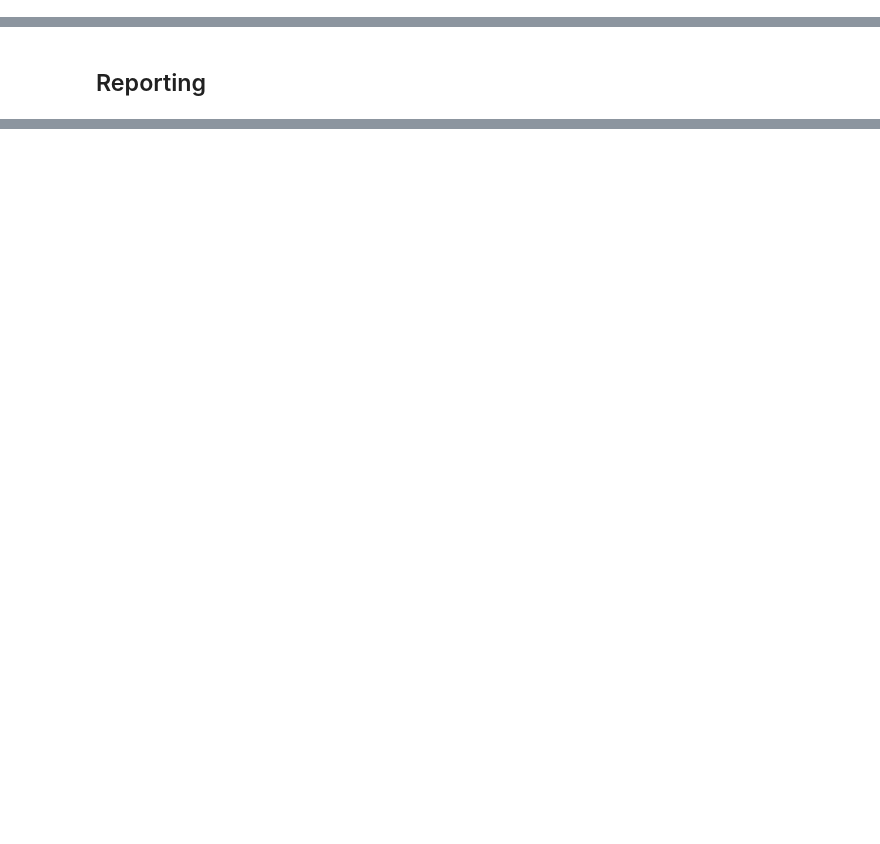
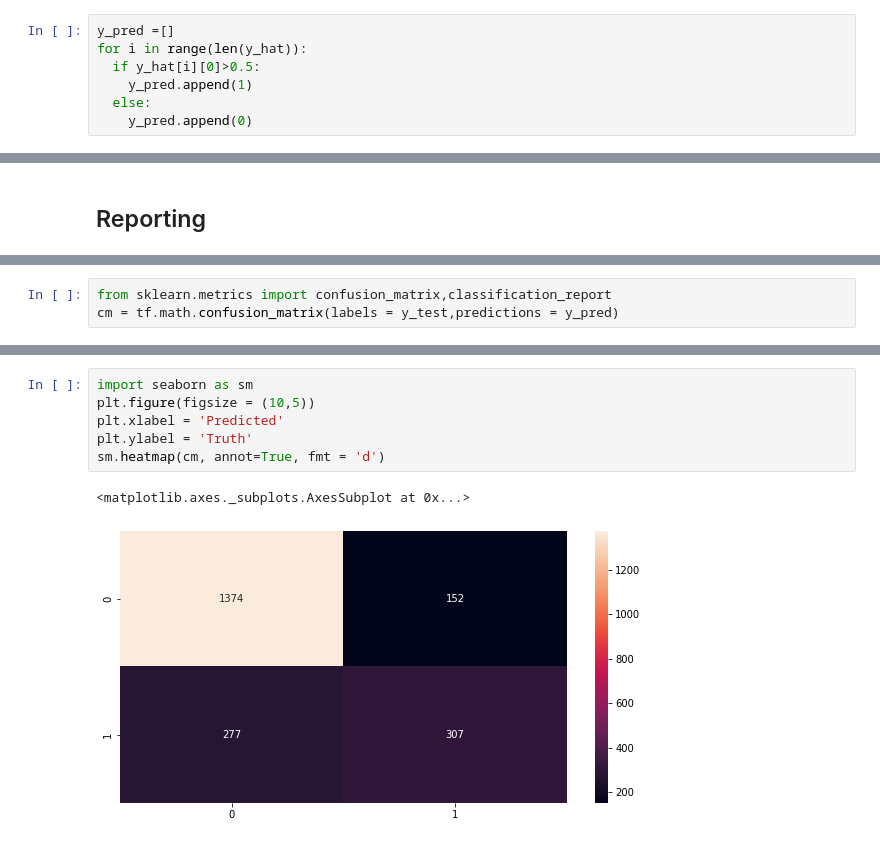
Before and after one commit to skarot/DeepLearning, a Jupyter notebook: CustomerChurnPredictionANN.ipynb, the cells around one changed output, grey strips where cells are left out. Cells and saved outputs as stored; diff of their text form; blank space fills up the shorter version.

```diff
--- a/CustomerChurnPredictionANN.ipynb
+++ b/CustomerChurnPredictionANN.ipynb
@@ -442,2 +432,9 @@ array([[0.09490108],
 # %% [markdown]
 Any value above0.5 can be considered as 1 and below 0.5 as 0
+# %%
+y_pred =[]
+for i in range(len(y_hat)):
+  if y_hat[i][0]>0.5:
+    y_pred.append(1)
+  else:
+    y_pred.append(0)
@@ -445,0 +447,3 @@ Any value above0.5 can be considered as 1 and below 0.5 as 0
+# %%
+from sklearn.metrics import confusion_matrix,classification_report
+cm = tf.math.confusion_matrix(labels = y_test,predictions = y_pred)
@@ -445,0 +467,9 @@ Any value above0.5 can be considered as 1 and below 0.5 as 0
+# %%
+import seaborn as sm
+plt.figure(figsize = (10,5))
+plt.xlabel = 'Predicted'
+plt.ylabel = 'Truth'
+sm.heatmap(cm, annot=True, fmt = 'd')
+# %% [output]
+<matplotlib.axes._subplots.AxesSubplot at 0x...>
+[figure, added]
```
Also changed, not shown: parts of 21 cells of this notebook.
